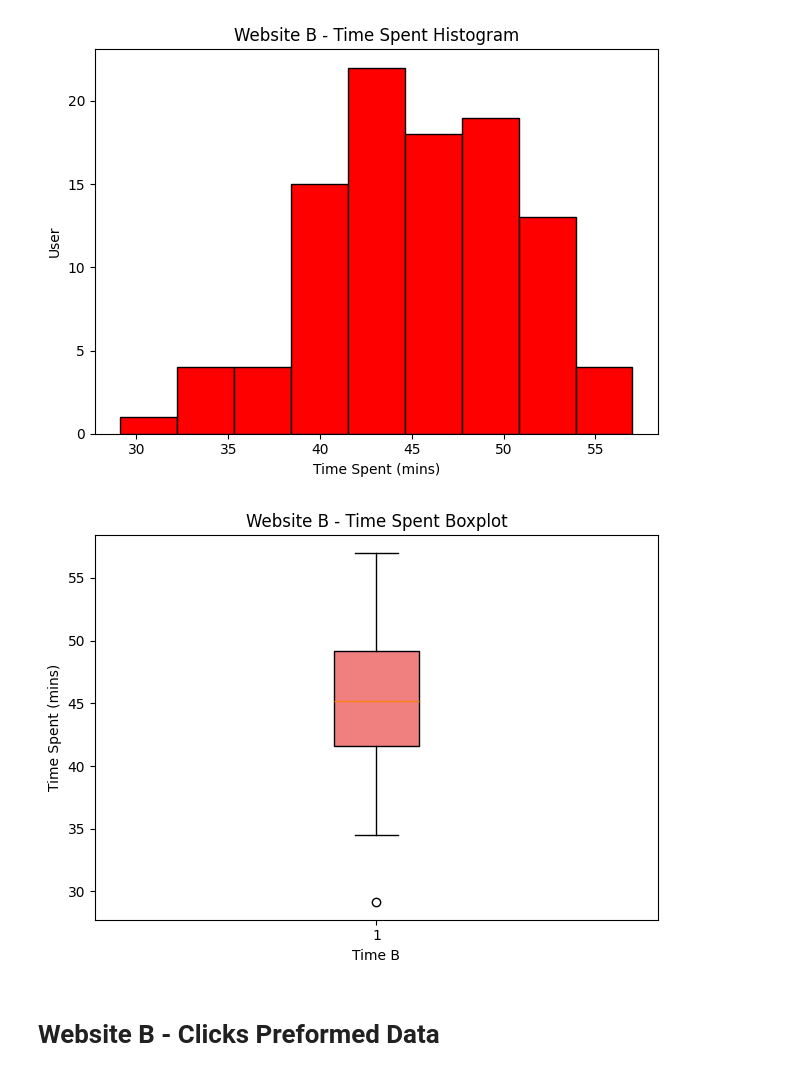
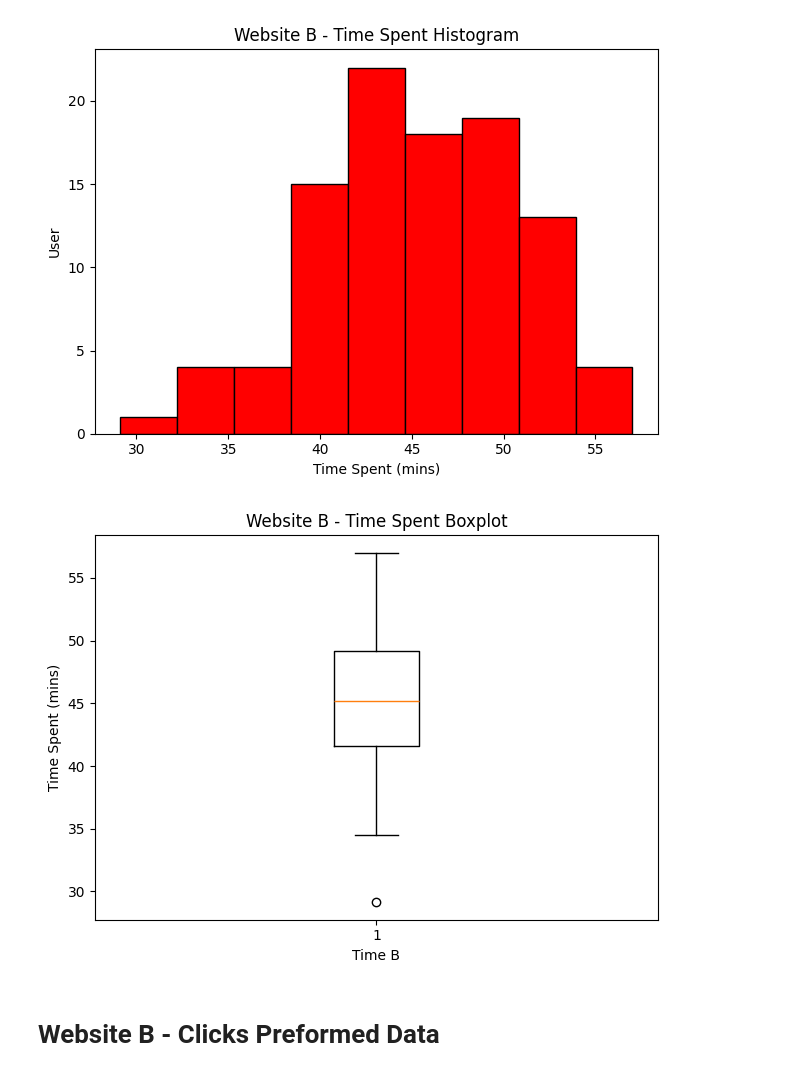
Before and after one commit to Quilhar/DataAnalytics, a Jupyter notebook: Stats/project_1.ipynb, the cells around one changed output. Cells and saved outputs as stored; diff of their text form; code cells hidden in the pictures.

```diff
--- a/Stats/project_1.ipynb
+++ b/Stats/project_1.ipynb
@@ -93,9 +93,9 @@ time_spent_b_histogram = dal.histogram(web_b_times, title="Website B - Time Spen
 # %% [output]
 [figure]
 # %%
-time_spent_b_boxplot = dal.boxplot(web_b_times, title="Website B - Time Spent Boxplot", xaxis_label="Time B", yaxis_label="Time Spent (mins)", color="lightcoral")
+time_spent_b_boxplot = dal.boxplot(web_b_times, title="Website B - Time Spent Boxplot", xaxis_label="Time B", yaxis_label="Time Spent (mins)")
 # %% [output]
-[figure, old version]
+[figure, new version]
 # %% [markdown]
 # Website B - Clicks Preformed Data
 # %%
```
Also changed, not shown: parts of 5 cells of this notebook, 1 other file.
